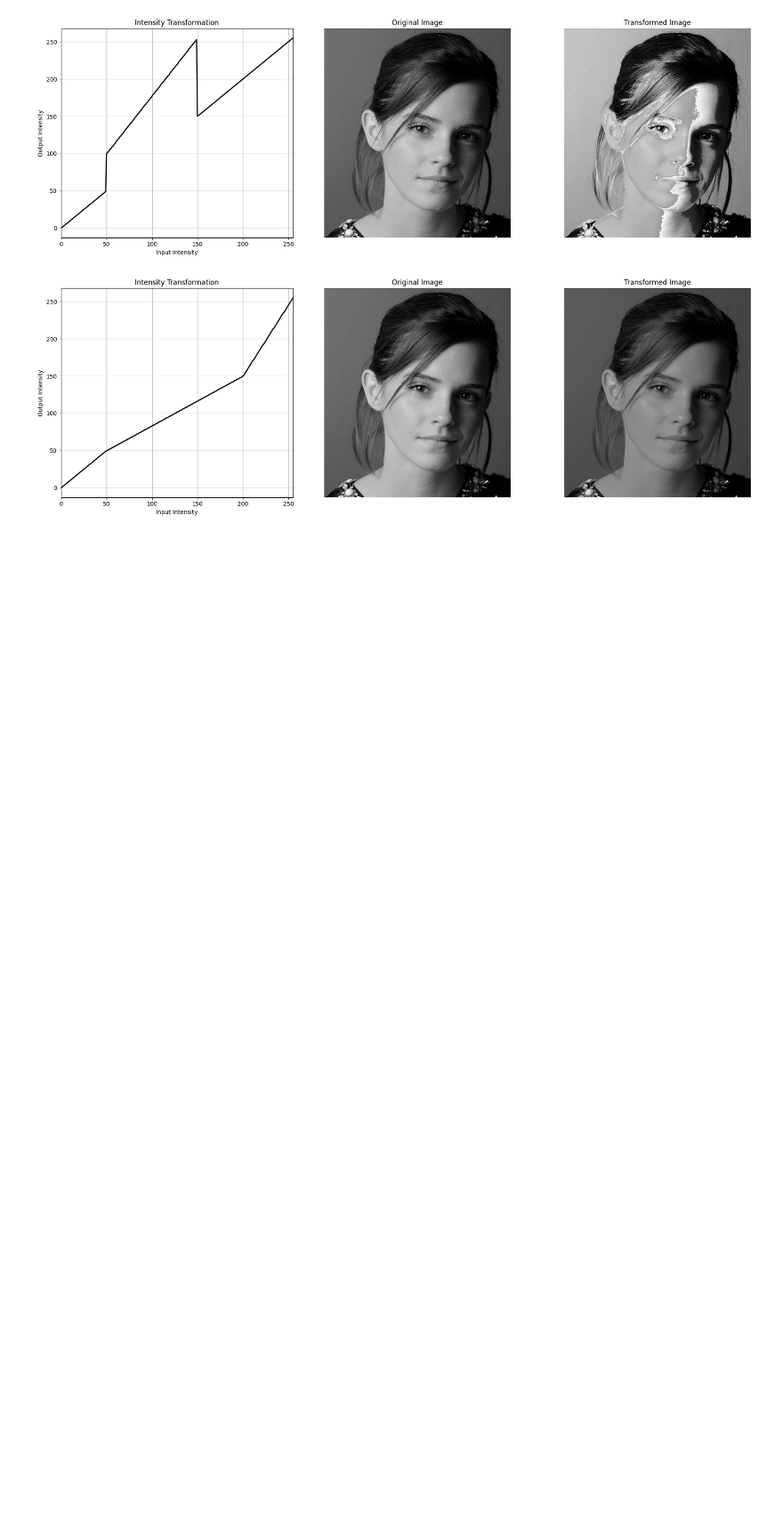
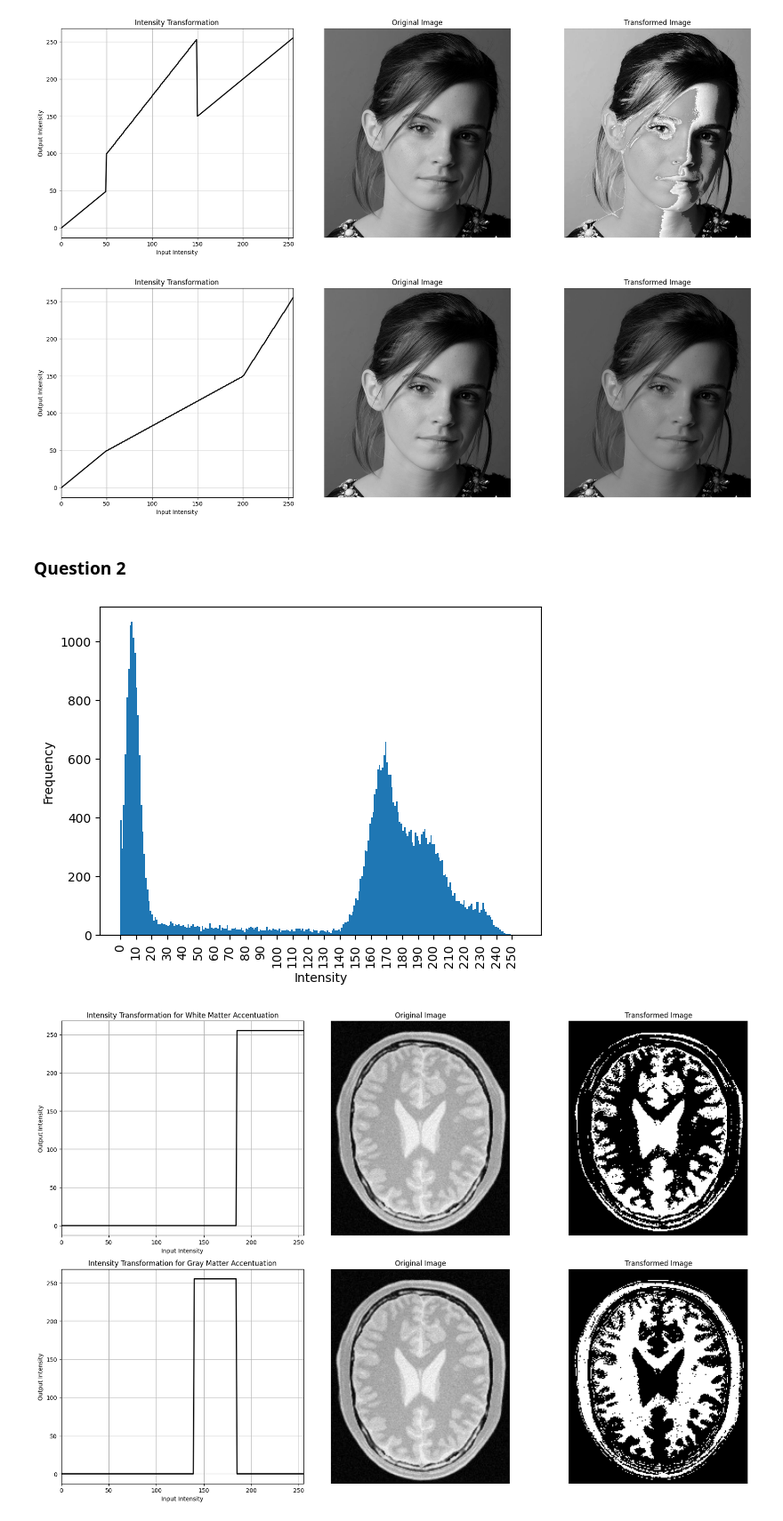
Before and after one commit to Akisara-23/EN3160_Assignment_01, a Jupyter notebook: 230229P_A_01.ipynb, the cells around one changed output. Shown at 89% size. Drawn from its saved outputs; the diff is of its cells as text; code cells hidden in the pictures; blank space fills up the shorter version.

Commit message:
Second question is done

```diff
--- a/230229P_A_01.ipynb
+++ b/230229P_A_01.ipynb
@@ -97,3 +99,59 @@ plt.tight_layout()
 plt.show()
 # %% [output]
 [figure]
+# %% [markdown]
+### Question 2
+# %%
+breakpoints_4= [[0, 0], [184, 0], [185, 255],[255, 255]]
+breakpoints_5= [[0, 0], [139, 0], [140, 255],[184, 255], [185, 0], [255, 0]]
+
+im_1 = cv2.imread("images/q2.jpeg", cv2.IMREAD_GRAYSCALE)
+
+transformed_im_4, lut_4 = intensity_transform(im_1, breakpoints_4)
+transformed_im_5, lut_5 = intensity_transform(im_1, breakpoints_5)
+
+# plotting histogram of the original image to identify the intensity distribution
+plt.hist(im_1.ravel(), bins=256, range=[0,256])
+plt.xlabel("Intensity")
+plt.ylabel("Frequency")
+plt.xticks(np.arange(0, 256, 10), rotation=90)
+plt.show()
+
+# Plotting transformation curve and side-by-side images
+fig, ax = plt.subplots(2, 3, figsize=(18, 12))
+
+ax[0][0].plot(np.arange(256), lut_4, linestyle='solid', linewidth= 2, color= 'black')
+ax[0][0].set_title('Intensity Transformation for White Matter Accentuation')
+ax[0][0].set_xlabel('Input Intensity')
+ax[0][0].set_ylabel('Output Intensity')
+ax[0][0].set_xlim([0, 255])
+ax[0][0].grid(True)
+
+ax[0][1].imshow(im_1, cmap="gray")
+ax[0][1].set_title('Original Image')
+ax[0][1].axis('off')
+
+ax[0][2].imshow(transformed_im_4, cmap="gray")
+ax[0][2].set_title('Transformed Image')
+ax[0][2].axis('off')
+
+ax[1][0].plot(np.arange(256), lut_5, linestyle='solid', linewidth= 2, color= 'black')
+ax[1][0].set_title('Intensity Transformation for Gray Matter Accentuation')
+ax[1][0].set_xlabel('Input Intensity')
+ax[1][0].set_ylabel('Output Intensity')
+ax[1][0].set_xlim([0, 255])
+ax[1][0].grid(True)
+
+ax[1][1].imshow(im_1, cmap="gray")
+ax[1][1].set_title('Original Image')
+ax[1][1].axis('off')
+
+ax[1][2].imshow(transformed_im_5, cmap="gray")
+ax[1][2].set_title('Transformed Image')
+ax[1][2].axis('off')
+
+plt.tight_layout()
+plt.show()
+# %% [output]
+[figure, added]
+[figure, added]
```
Also changed, not shown: parts of 3 cells of this notebook.
